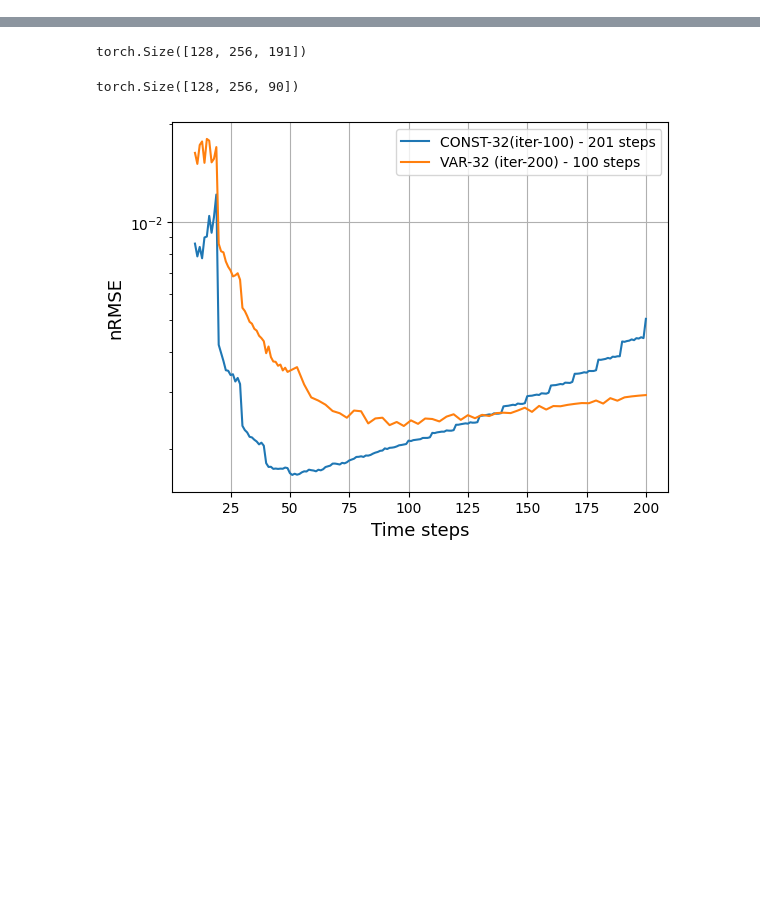
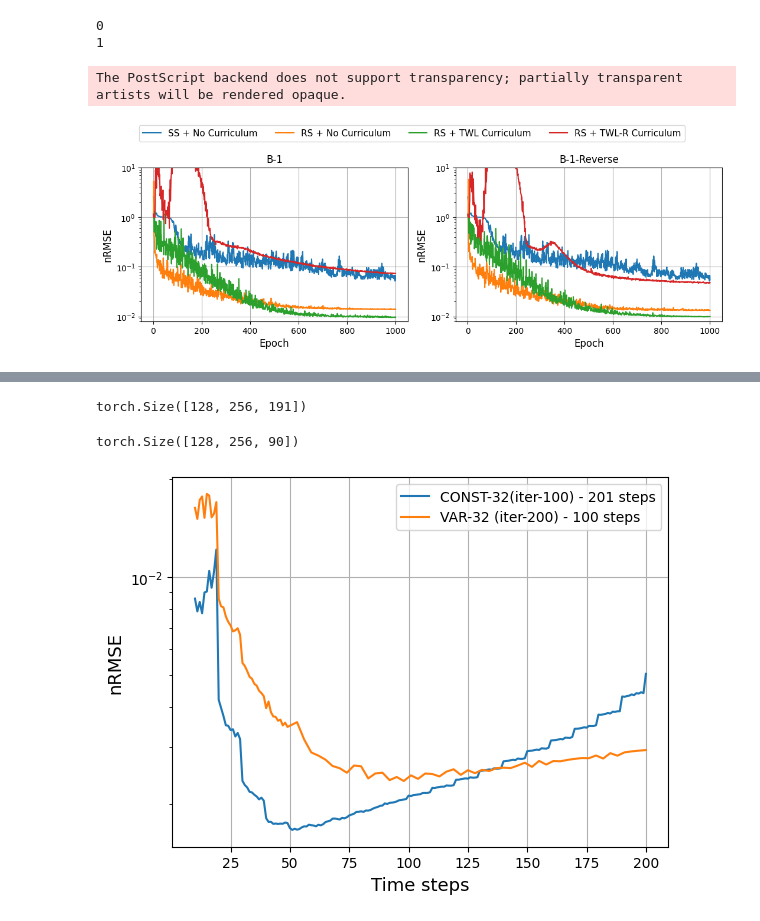
Before and after one commit to seuncoker/constant_autoregression, a Jupyter notebook: analysis_1.ipynb, the cells around one changed output, grey strips where cells are left out. Drawn from its saved outputs; the diff is of its cells as text; code cells hidden in the pictures; blank space fills up the shorter version.

Commit message:
first push to github

```diff
--- a/analysis_1.ipynb
+++ b/analysis_1.ipynb
@@ -25,0 +71,7 @@ def normalized_rmse(predictions, true_values):
+# %%
+#file_loc = "/mnt/scratch/scoc/constant_autoregression/result/B1/constant_time/training_epoch_b1_l/curriculum/errors.pt"
+file_loc = "/mnt/scratch/scoc/constant_autoregression/result/B1/constant_time/training_epoch_b1_l/curriculum/errors.pt"
+res_b1_dwg = torch.load(file_loc, map_location="cpu")
+# %%
+file_loc = "/mnt/scratch/scoc/constant_autoregression/result/B1/constant_time/training_epoch_b1_l/curriculum_r/errors.pt"
+res_b1_dwg_r = torch.load(file_loc, map_location="cpu")
@@ -25,0 +90,68 @@ def normalized_rmse(predictions, true_values):
+# %%
+train_err_b1_seq = res_b1_seq[:,4]
+test_err_b1_seq = res_b1_seq[:,6]
+
+train_err_b1 = res_b1[:,4]
+test_err_b1 = res_b1[:,6]
+
+train_err_b1_dwg = res_b1_dwg[:,4]
+test_err_b1_dwg = res_b1_dwg[:,6]
+
+train_err_b1_dwg_r = res_b1_dwg_r[:,4]
+test_err_b1_dwg_r = res_b1_dwg_r[:,6]
+# %%
+# Sample data generation (replace with your actual data)
+#x = np.linspace(0, 10, 100)
+
+# Define the color for all curves
+curve_color = plt.rcParams['axes.prop_cycle'].by_key()['color'][:4] # ['blue'  # You can change this to any color
+
+# Create a 2x2 subplot grid
+fig, axes = plt.subplots(1, 2, figsize=(12, 4))  # Adjust figsize as needed
+#fig.suptitle("Four Curves in Four Subplots", fontsize=16)
+
+# Flatten the axes array for easier iteration
+axes = axes.flatten()
+subtitles = ["B-1", "B-1-Reverse"]
+ylim = [[0.008, 10], [0.008,10]]
+# Plot the curves in each subplot
+i=0
+x_all = [torch.arange(1,1001), torch.arange(1,1001) ]
+y_all = [ [train_err_b1_seq, train_err_b1, train_err_b1_dwg, train_err_b1_dwg_r] ,[train_err_b1_seq, train_err_b1r, train_err_b1r_dwg, train_err_b1r_dwg_r] ]
+for ax in axes:
+    print(i)
+    x = x_all[i]
+    y = y_all[i]
+    ax.plot(x, y[0], color=curve_color[0], label='SS + No Curriculum')
+    ax.plot(x, y[1], color=curve_color[1], label='RS + No Curriculum')
+    ax.plot(x, y[2], color=curve_color[2], label='RS + TWL Curriculum')
+    ax.plot(x, y[3], color=curve_color[3], label='RS + TWL-R Curriculum')
+    # ax.plot(x, y[3], color=curve_color[3], label='RS+TWL')
+    ax.set_xlabel("Epoch", fontsize = 12)
+    ax.set_ylabel("nRMSE", fontsize = 12)
+    ax.set_yscale("log")
+    ax.set_ylim(ylim[i])
+    ax.grid(True)
+    ax.set_title(subtitles[i], fontsize = 12)  # Add subtitle
+    i = i+1
+
+# Add a single legend to the top of the figure
+handles, labels = axes[0].get_legend_handles_labels() # get handles and labels from first plot.
+fig.legend(handles, labels, loc='upper center', ncol=4, fontsize=11) # create legend at top of the figure.
+
+# Adjust spacing between subplots
+plt.tight_layout(rect=[0, 0, 0.9, 0.9]) # adjust tight layout to make room for legend.
+
+is_save= False #False #True
+save_loc = "/mnt/scratch/scoc/constant_autoregression/result/training_epoch_err_3.eps"
+save_format = "eps"
+if is_save:
+    #plt.tight_layout()
+    plt.savefig(save_loc, format=save_format)
+
+plt.show()
+# %% [output]
+0
+1
+The PostScript backend does not support transparency; partially transparent artists will be rendered opaque.
+[figure, added]
```
Also changed, not shown: parts of 117 cells of this notebook, 21 other files.
